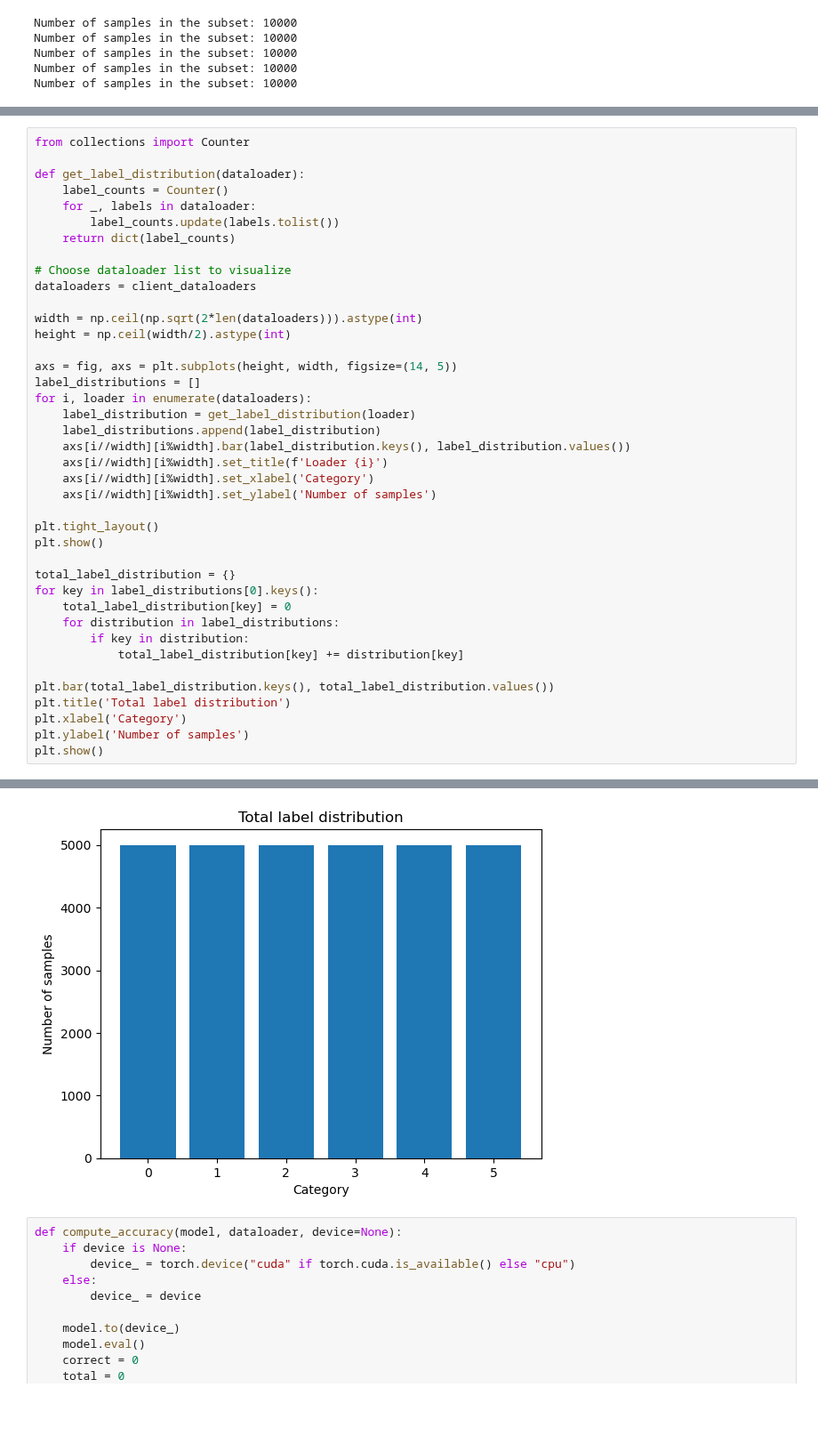
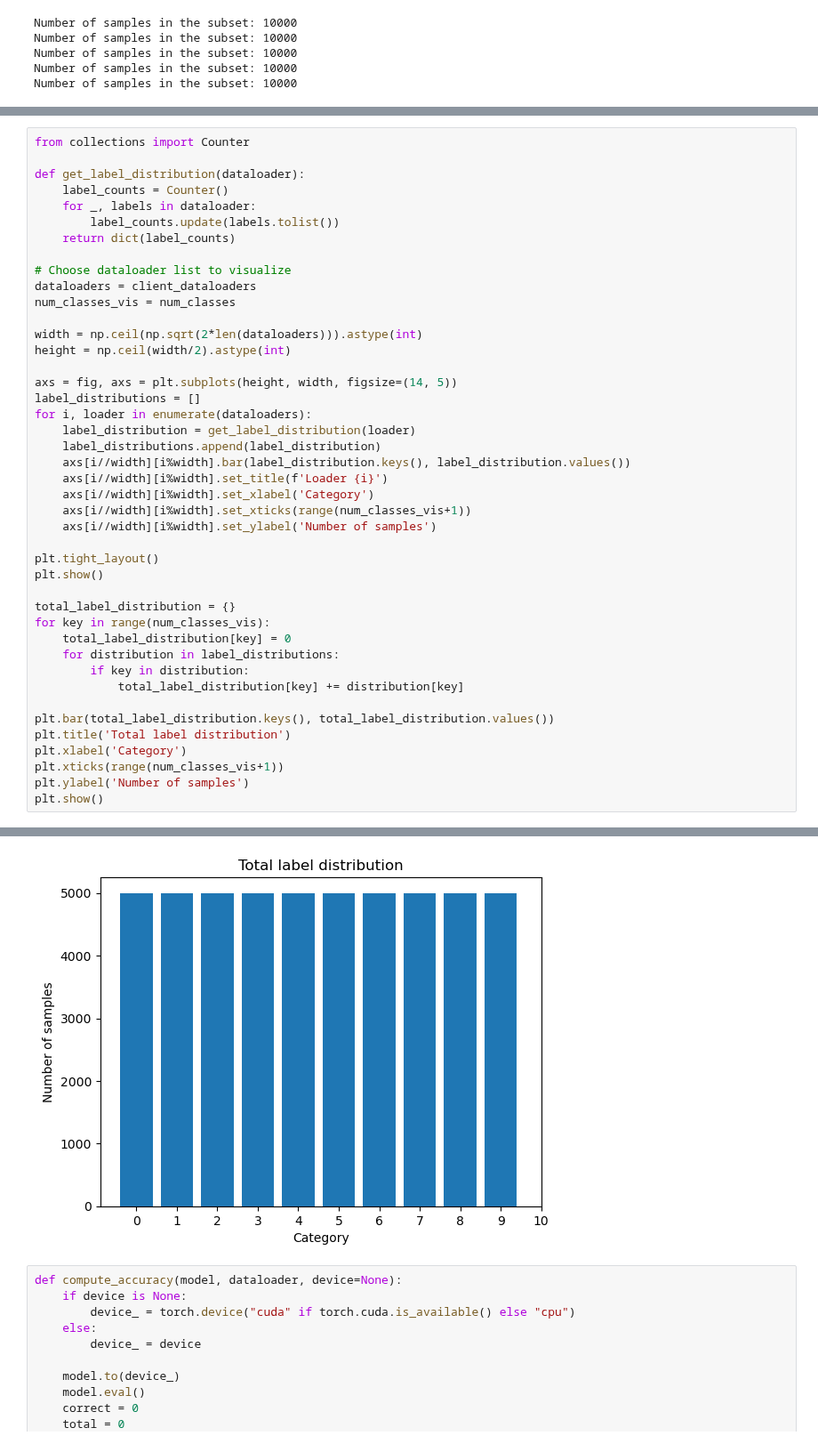
Before and after one commit to lorenzomanini/FedUnlearn-PE, a Jupyter notebook: vision_unlearn_Resdiual.ipynb, the cells around one changed output, grey strips where cells are left out. Shown at 89% size. Cells and saved outputs as stored; diff of their text form; blank space fills up the shorter version.

```diff
--- a/vision_unlearn_Resdiual.ipynb
+++ b/vision_unlearn_Resdiual.ipynb
@@ -166,6 +163,7 @@ def get_label_distribution(dataloader):
 
 # Choose dataloader list to visualize
 dataloaders = client_dataloaders
+num_classes_vis = num_classes
 
 width = np.ceil(np.sqrt(2*len(dataloaders))).astype(int)
 height = np.ceil(width/2).astype(int)
@@ -178,13 +176,14 @@ for i, loader in enumerate(dataloaders):
     axs[i//width][i%width].bar(label_distribution.keys(), label_distribution.values())
     axs[i//width][i%width].set_title(f'Loader {i}')
     axs[i//width][i%width].set_xlabel('Category')
+    axs[i//width][i%width].set_xticks(range(num_classes_vis+1))
     axs[i//width][i%width].set_ylabel('Number of samples')
 
 plt.tight_layout()
 plt.show()
 
 total_label_distribution = {}
-for key in label_distributions[0].keys():
+for key in range(num_classes_vis):
     total_label_distribution[key] = 0
     for distribution in label_distributions:
         if key in distribution:
@@ -193,6 +192,7 @@ for key in label_distributions[0].keys():
 plt.bar(total_label_distribution.keys(), total_label_distribution.values())
 plt.title('Total label distribution')
 plt.xlabel('Category')
+plt.xticks(range(num_classes_vis+1))
 plt.ylabel('Number of samples')
 plt.show()
 # %% [output]
@@ -200,4 +200,4 @@ plt.show()
-[figure, old version]
+[figure, new version]
 # %%
 def compute_accuracy(model, dataloader, device=None):
     if device is None:
```
Also changed, not shown: parts of 3 cells of this notebook.
